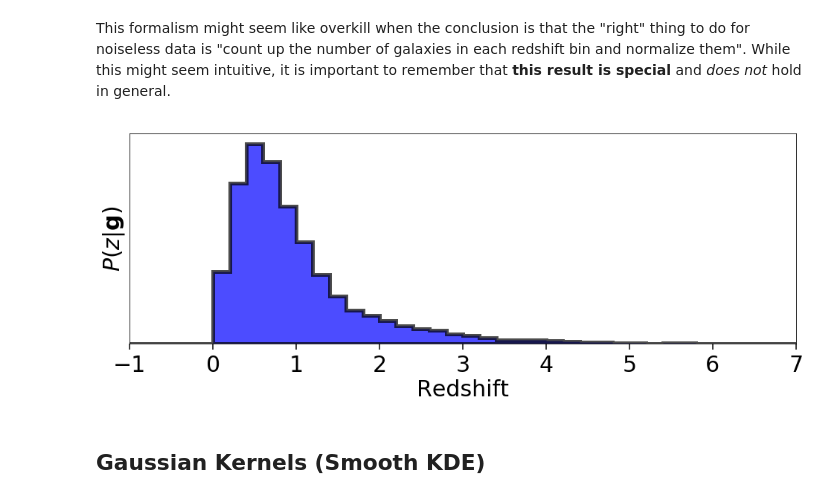
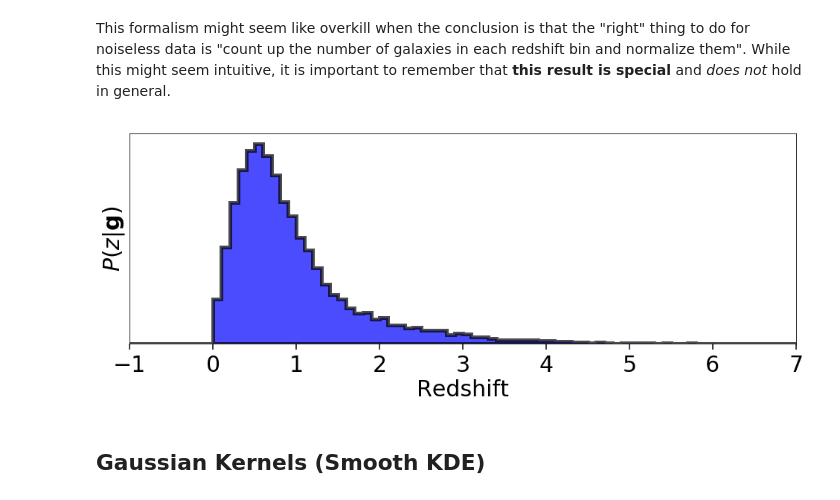
Before and after one commit to joshspeagle/frankenz, a Jupyter notebook: demos/5 - Population Inference with Redshifts.ipynb, the cells around one changed output. Saved outputs shown, nothing was run; the diff lists cells and outputs as text; code cells hidden in the pictures.

```diff
--- a/demos/5 - Population Inference with Redshifts.ipynb
+++ b/demos/5 - Population Inference with Redshifts.ipynb
@@ -110,22 +110,22 @@ where $P(h|g)=N_h^\prime/N_{\mathbf{g}}$ is the counts/amplitude of the $h$th bi
 # %% [markdown]
 This formalism might seem like overkill when the conclusion is that the "right" thing to do for noiseless data is "count up the number of galaxies in each redshift bin and normalize them". While this might seem intuitive, it is important to remember that **this result is special** and *does not* hold in general.
 # %%
-dzbin = 0.2
+dzbin = 0.1
 zbins = np.arange(-1, 7.+1e-5, dzbin)  # redshift bins
 zbins_mid = 0.5 * (zbins[1:] + zbins[:-1])  # bin midpoints
 Nbins = len(zbins) - 1
 
 # plotting histogrammed representation
 plt.figure(figsize=(14, 6))
 plt.hist(redshifts, bins=zbins, histtype='stepfilled', lw=5,
          color='blue', alpha=0.7, density=True, edgecolor='black')
 plt.xlabel('Redshift')
 plt.xlim([zbins[0], zbins[-1]])
 plt.yticks([])
 plt.ylabel(r'$P(z|\mathbf{g})$')
 plt.tight_layout()
 # %% [output]
-[figure, old version]
+[figure, new version]
 # %% [markdown]
 ## Gaussian Kernels (Smooth KDE)
 # %% [markdown]
```
Also changed, not shown: parts of 15 cells of this notebook, 3 other files.
